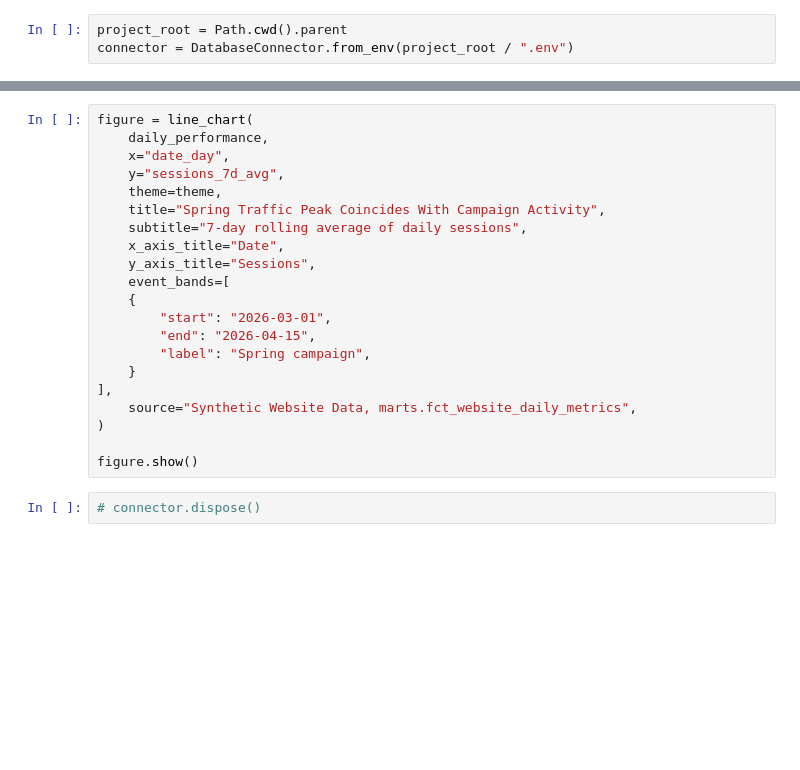
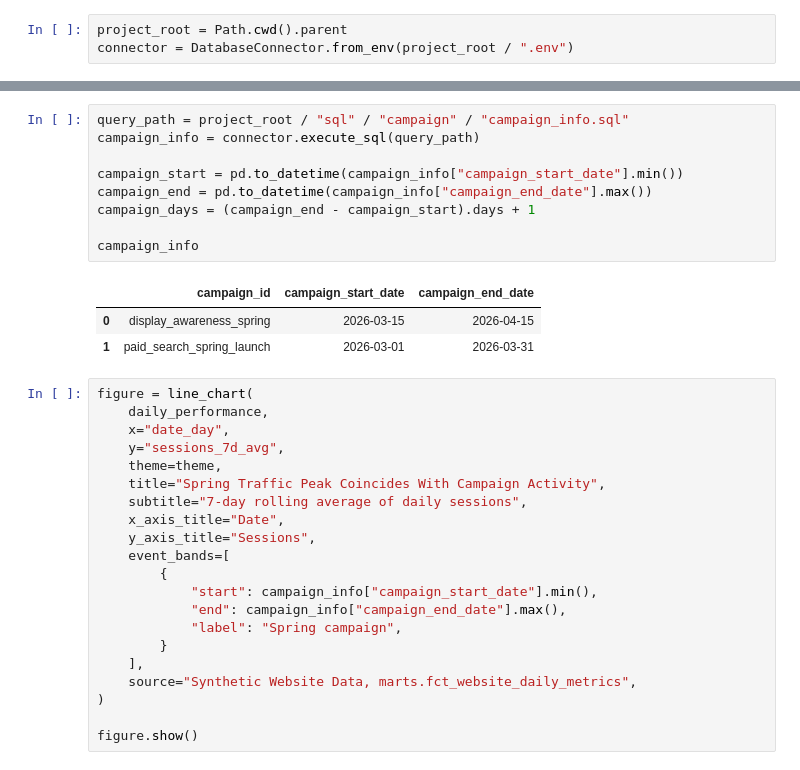
Before and after one commit to SpencerRWood/synthetic-website-analytics, a Jupyter notebook: notebooks/01_performance.ipynb, the cells around one changed output, grey strips where cells are left out. Cells and saved outputs as stored; diff of their text form; blank space fills up the shorter version.

Commit message:
feat: add campaign and navigation analysis

```diff
--- a/notebooks/01_performance.ipynb
+++ b/notebooks/01_performance.ipynb
@@ -162,5 +139,18 @@ figure = bar_chart(
 )
 figure.show()
+# %%
+query_path = project_root / "sql" / "campaign" / "campaign_info.sql"
+campaign_info = connector.execute_sql(query_path)
+
+campaign_start = pd.to_datetime(campaign_info["campaign_start_date"].min())
+campaign_end = pd.to_datetime(campaign_info["campaign_end_date"].max())
+campaign_days = (campaign_end - campaign_start).days + 1
+
+campaign_info
+# %% [output]
+|  | campaign_id | campaign_start_date | campaign_end_date |
+| 0 | display_awareness_spring | 2026-03-15 | 2026-04-15 |
+| 1 | paid_search_spring_launch | 2026-03-01 | 2026-03-31 |
 # %%
 figure = line_chart(
     daily_performance,
@@ -172,15 +162,13 @@ figure = line_chart(
     x_axis_title="Date",
     y_axis_title="Sessions",
     event_bands=[
-    {
-        "start": "2026-03-01",
-        "end": "2026-04-15",
-        "label": "Spring campaign",
-    }
-],
+        {
+            "start": campaign_info["campaign_start_date"].min(),
+            "end": campaign_info["campaign_end_date"].max(),
+            "label": "Spring campaign",
+        }
+    ],
     source="Synthetic Website Data, marts.fct_website_daily_metrics",
 )
 
 figure.show()
-# %%
-# connector.dispose()
```
Also changed, not shown: parts of 12 cells of this notebook, 10 other files.
